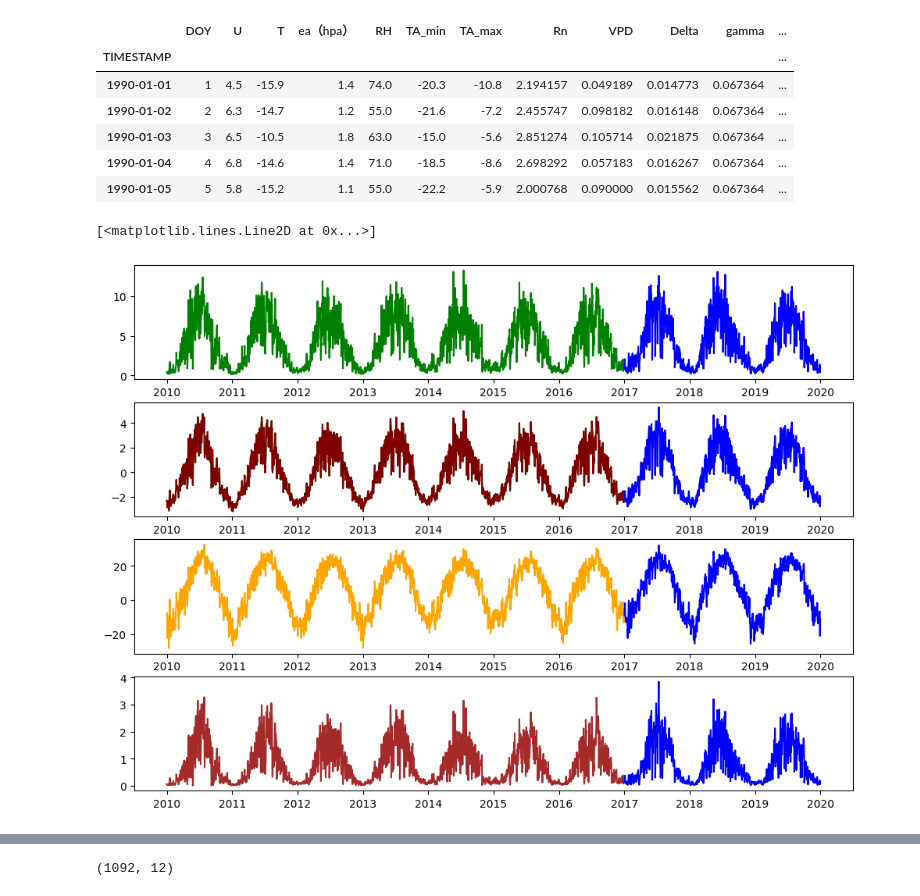
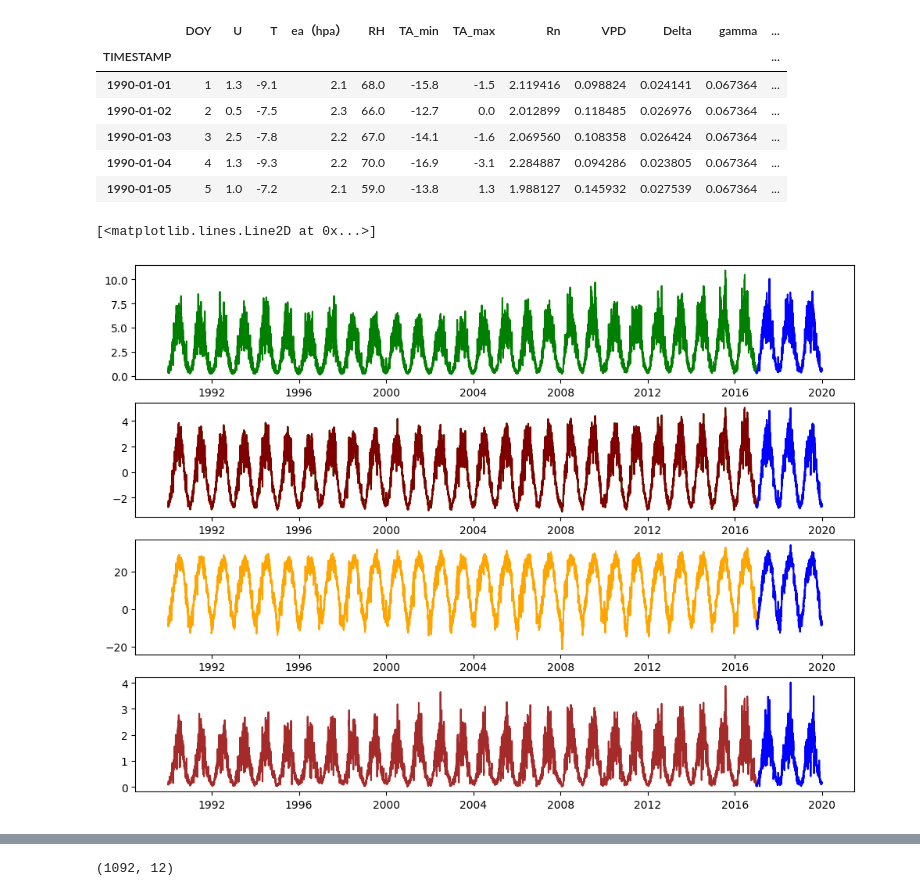
Before and after one commit to ekourkchi/Weather_research, a Jupyter notebook: GPR_myLab.ipynb, the cells around one changed output, grey strips where cells are left out. Cells and saved outputs as stored; diff of their text form; code cells hidden in the pictures.

```diff
--- a/GPR_myLab.ipynb
+++ b/GPR_myLab.ipynb
@@ -45,11 +35,19 @@ from datetime import datetime
 import time
 from sklearn.metrics import mean_squared_error
 from sklearn.metrics import r2_score
+# %%
+# dataFile = 'Changde.xlsx'
+# dataFile = 'Hailisu.xlsx'
+# dataFile = 'Lancang.xlsx'
+# dataFile = 'Miyun.xlsx'
+# dataFile = 'Nanmulin.xlsx'
+dataFile = 'Qiemo.xlsx'
+
+data = pd.read_excel('/content/drive/My Drive/'+ dataFile)
 # %%
-data = pd.read_excel('/content/drive/My Drive/Hailisu.xlsx')
 
 for col in data.columns:
-  newcol = col.split("(")[0]
+  newcol = col.split("(")[0].strip()
   data.rename(columns={col:newcol}, inplace=True)
 
 data.set_index("TIMESTAMP", inplace=True)
@@ -92,49 +90,49 @@ data.head()
 # %% [output]
 |  | DOY | U | T | ea（hpa） | RH | TA_min | TA_max | Rn | VPD | Delta | gamma | ... |
 | TIMESTAMP |  |  |  |  |  |  |  |  |  |  |  | ... |
-| 1990-01-01 | 1 | 4.5 | -15.9 | 1.4 | 74.0 | -20.3 | -10.8 | 2.194157 | 0.049189 | 0.014773 | 0.067364 | ... |
-| 1990-01-02 | 2 | 6.3 | -14.7 | 1.2 | 55.0 | -21.6 | -7.2 | 2.455747 | 0.098182 | 0.016148 | 0.067364 | ... |
-| 1990-01-03 | 3 | 6.5 | -10.5 | 1.8 | 63.0 | -15.0 | -5.6 | 2.851274 | 0.105714 | 0.021875 | 0.067364 | ... |
-| 1990-01-04 | 4 | 6.8 | -14.6 | 1.4 | 71.0 | -18.5 | -8.6 | 2.698292 | 0.057183 | 0.016267 | 0.067364 | ... |
-| 1990-01-05 | 5 | 5.8 | -15.2 | 1.1 | 55.0 | -22.2 | -5.9 | 2.000768 | 0.090000 | 0.015562 | 0.067364 | ... |
+| 1990-01-01 | 1 | 1.3 | -9.1 | 2.1 | 68.0 | -15.8 | -1.5 | 2.119416 | 0.098824 | 0.024141 | 0.067364 | ... |
+| 1990-01-02 | 2 | 0.5 | -7.5 | 2.3 | 66.0 | -12.7 | 0.0 | 2.012899 | 0.118485 | 0.026976 | 0.067364 | ... |
+| 1990-01-03 | 3 | 2.5 | -7.8 | 2.2 | 67.0 | -14.1 | -1.6 | 2.069560 | 0.108358 | 0.026424 | 0.067364 | ... |
+| 1990-01-04 | 4 | 1.3 | -9.3 | 2.2 | 70.0 | -16.9 | -3.1 | 2.284887 | 0.094286 | 0.023805 | 0.067364 | ... |
+| 1990-01-05 | 5 | 1.0 | -7.2 | 2.1 | 59.0 | -13.8 | 1.3 | 1.988127 | 0.145932 | 0.027539 | 0.067364 | ... |
 # %%
 fig = py.figure(figsize=(10,15), dpi=100)
 fig.subplots_adjust(wspace=0, top=0.92, bottom=0.12, left=0.06, right=0.98)
 gs = gridspec.GridSpec(7,1) ; p=0
 
-subData = data.loc["2010":"2016-12-31"]
+subData = data.loc[:"2016-12-31"]
 N = len(subData)
 x = subData.index
 y = subData["ET0"].ffill()
 z = subData["P1"].ffill()
 v = subData["T"].ffill()
 w = subData["VPD"].ffill()
 plt.subplot(gs[0]).plot(x, y, color='green')
 
 subData_cross = data.loc["2017":]
 N_cross = len(subData_cross)
 x_cross = subData_cross.index
 y_cross = subData_cross["ET0"].ffill()
 z_cross = subData_cross["P1"].ffill()
 v_cross = subData_cross["T"].ffill()
 w_cross = subData_cross["VPD"].ffill()
 plt.subplot(gs[0]).plot(x_cross, y_cross, color='blue')
 
 plt.subplot(gs[1]).plot(x, z, color='green')
 plt.subplot(gs[1]).plot(x_cross, z_cross, color='blue')
 
 
 plt.subplot(gs[1]).plot(x, z, color='maroon')
 plt.subplot(gs[1]).plot(x_cross, z_cross, color='blue')
 
 plt.subplot(gs[2]).plot(x, v, color='orange')
 plt.subplot(gs[2]).plot(x_cross, v_cross, color='blue')
 
 plt.subplot(gs[3]).plot(x, w, color='brown')
 plt.subplot(gs[3]).plot(x_cross, w_cross, color='blue')
 # %% [output]
 [<matplotlib.lines.Line2D at 0x...>]
-[figure, old version]
+[figure, new version]
 # %%
 def metrics(y1, y2):
   y1 = y1.reshape(-1)
```
Also changed, not shown: parts of 6 cells of this notebook.
